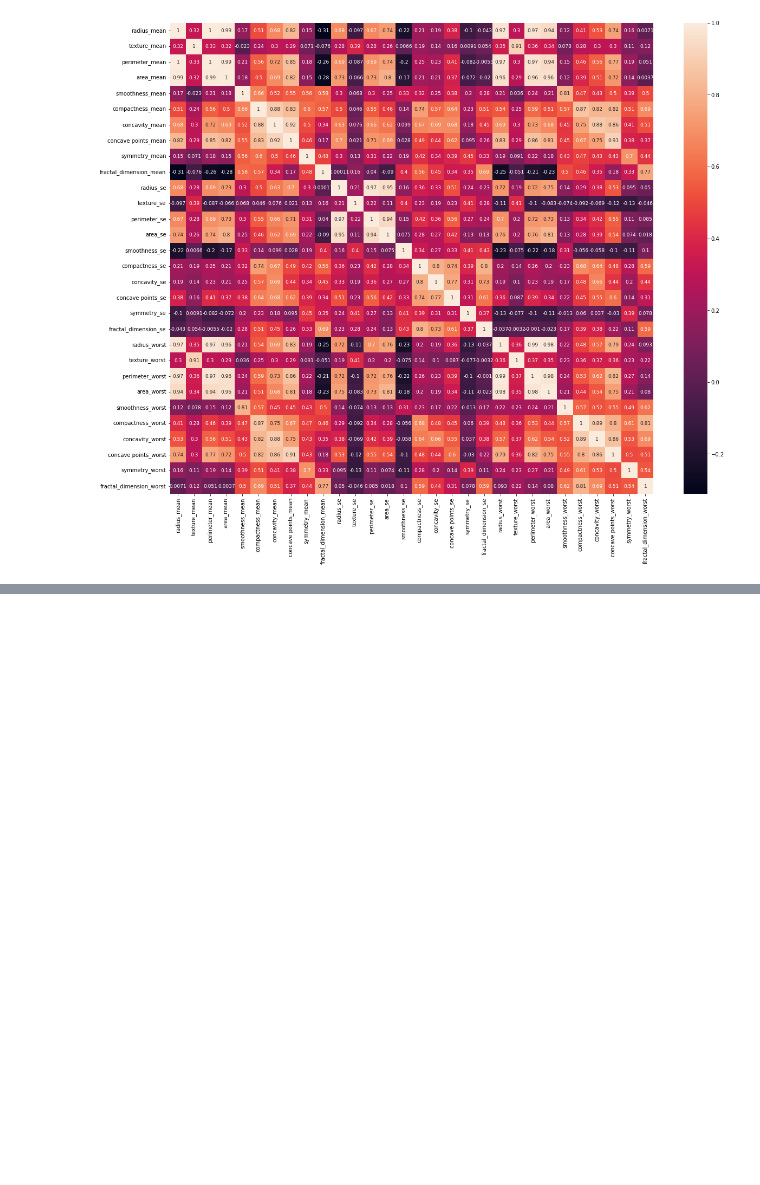
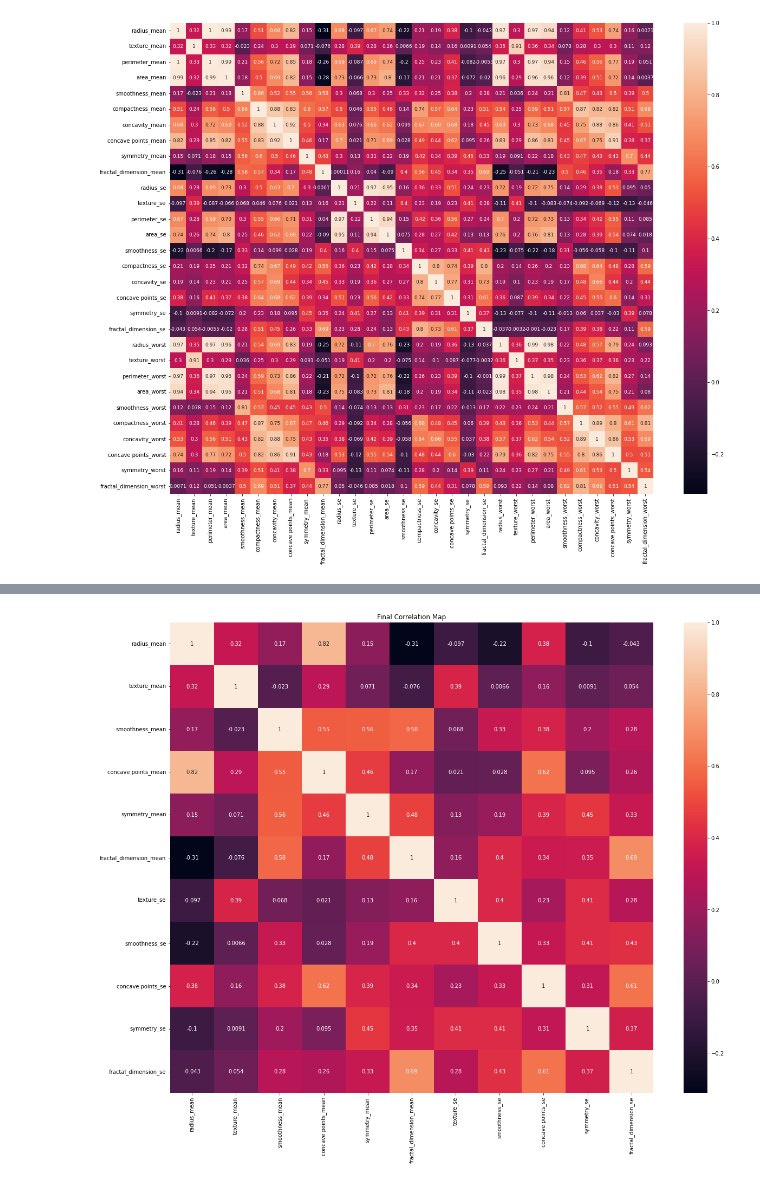
Before and after one commit to suryaParyanta/CZ4032-Rule_Based_Classifier, a Jupyter notebook: notebooks/data_preprocessing.ipynb, the cells around one changed output, grey strips where cells are left out. Drawn from its saved outputs; the diff is of its cells as text; code cells hidden in the pictures; blank space fills up the shorter version.

```diff
--- a/notebooks/data_preprocessing.ipynb
+++ b/notebooks/data_preprocessing.ipynb
@@ -484,0 +478,23 @@ X_drop = X_cont.drop(drop_columns)
+# %%
+# all columns with worst
+drop_cols = [c for c in X_cont.columns if "worst" in c]
+drop_cols += [
+    "perimeter_mean",
+    "area_mean",
+    "radius_se",
+    "perimeter_se",
+    "area_se",
+    "compactness_mean",
+    "concavity_mean",
+    "compactness_se",
+    "concavity_se",
+]
+X_drop = X_cont.drop(drop_cols, axis = 1)
+
+# final heatmap
+fig = plt.figure(figsize = (20, 16))
+sns.heatmap(X_drop.corr(), annot = True)
+plt.title("Final Correlation Map")
+plt.show()
+# %% [output]
+[figure, added]
```
Also changed, not shown: parts of 14 cells of this notebook, 1 other file.
